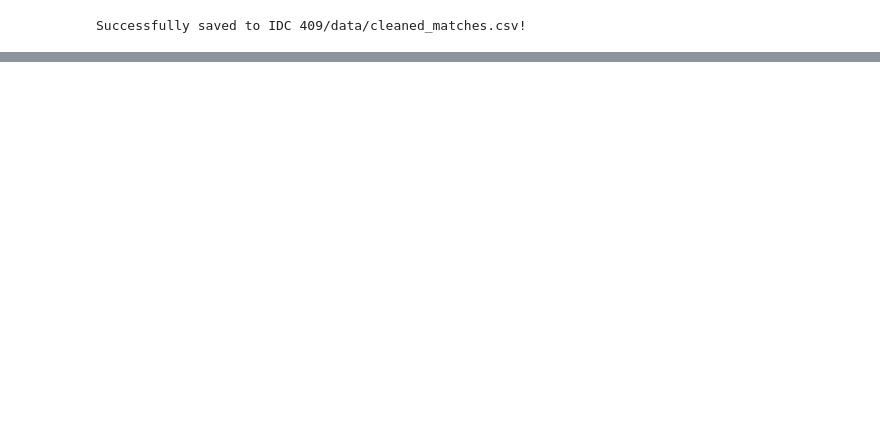
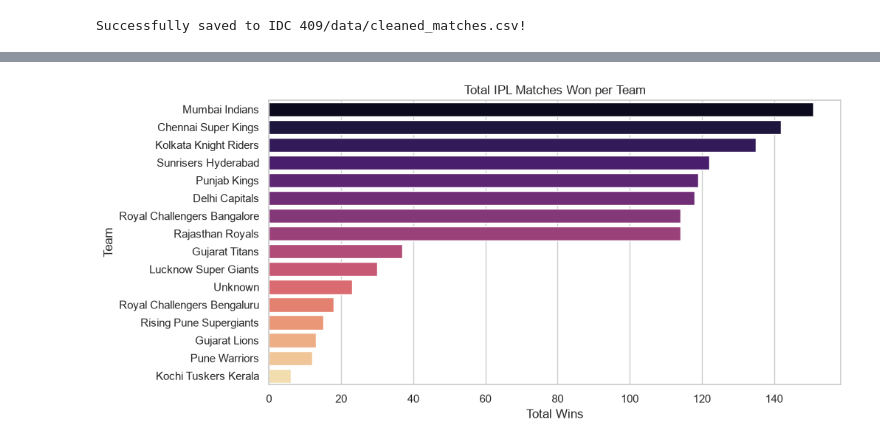
Before and after one commit to SatyabrataIISERM/ds_first_git_group_5, a Jupyter notebook: Match Analysis (MS23238).ipynb, the cells around one changed output, grey strips where cells are left out. Saved outputs shown, nothing was run; the diff lists cells and outputs as text; code cells hidden in the pictures; blank space fills up the shorter version.

```diff
--- a/Match Analysis (MS23238).ipynb
+++ b/Match Analysis (MS23238).ipynb
@@ -156,0 +272,11 @@ Successfully saved to IDC 409/data/cleaned_matches.csv!
+# %%
+top_teams = matches_df[matches_df['match_won_by'] != 'No Result']['match_won_by'].value_counts()
+
+plt.figure(figsize=(10, 5))
+sns.barplot(x=top_teams.values, y=top_teams.index,hue= top_teams.index,palette='magma',legend=False)
+plt.title('Total IPL Matches Won per Team')
+plt.xlabel('Total Wins')
+plt.ylabel('Team')
+plt.show()
+# %% [output]
+[figure, added]
```
Also changed, not shown: parts of 30 cells of this notebook.
